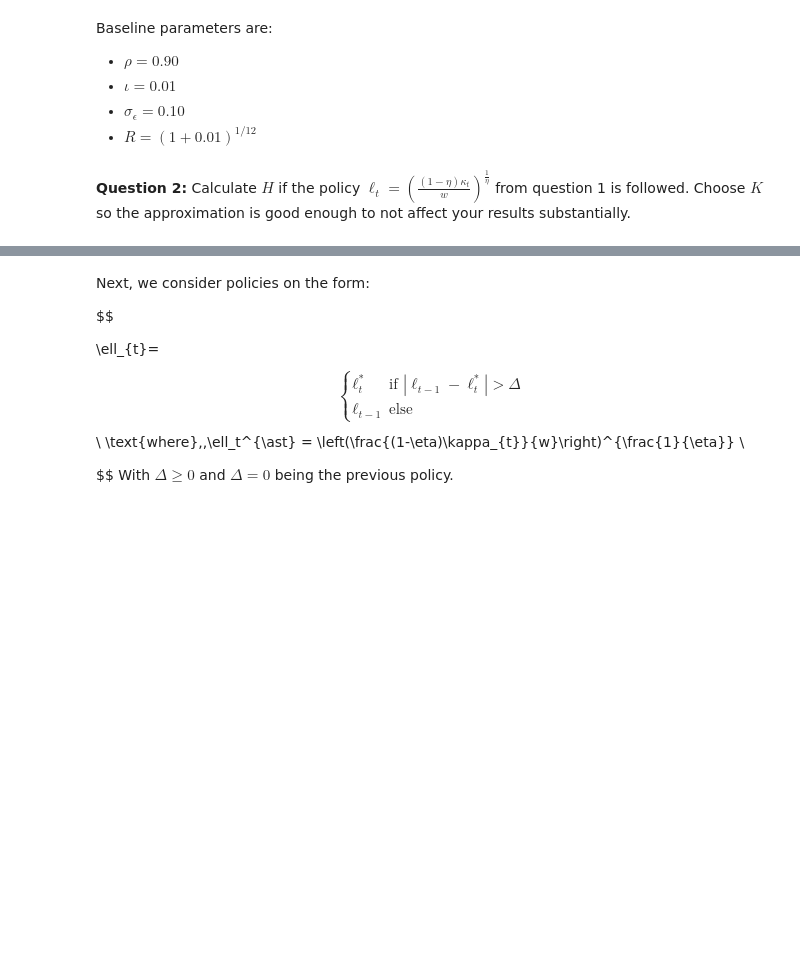
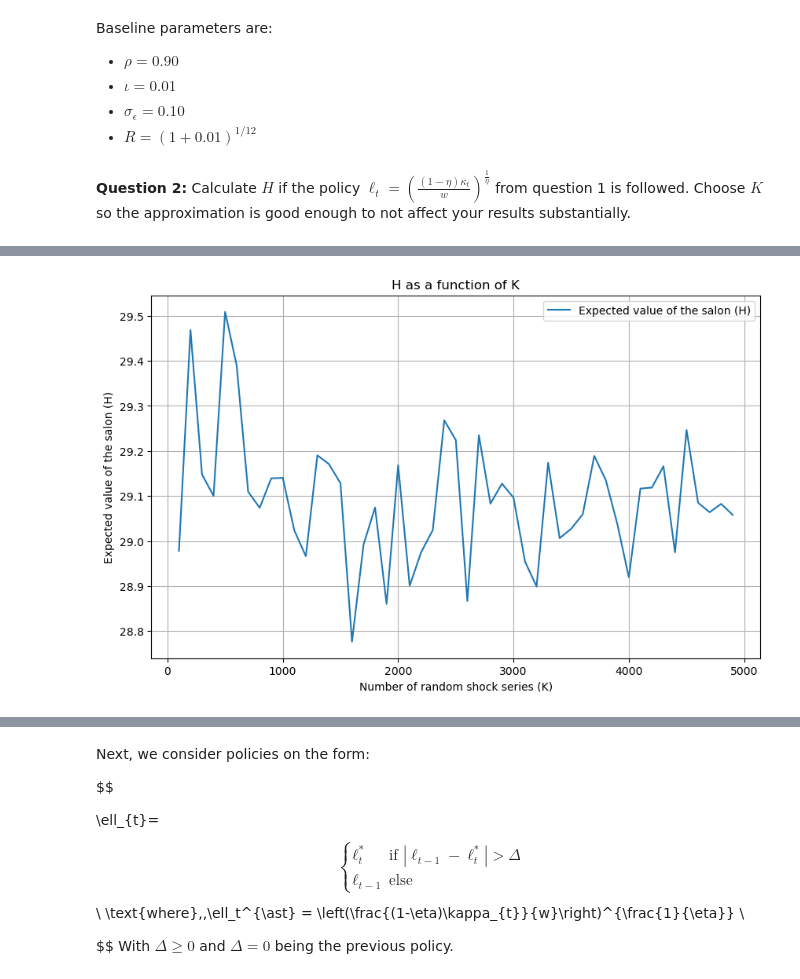
Before and after one commit to crf764/WingedHussar, a Jupyter notebook: examproject/Exam-2023-notebook.ipynb, the cells around one changed output, grey strips where cells are left out. Cells and saved outputs as stored; diff of their text form; code cells hidden in the pictures; blank space fills up the shorter version.

```diff
--- a/examproject/Exam-2023-notebook.ipynb
+++ b/examproject/Exam-2023-notebook.ipynb
@@ -609,24 +628,26 @@ Baseline parameters are:
 # %%
-# Set Parameters
+# 1. set parameters
 eta = 0.5
 w = 1.0
 kappa_values = [1,2]
 
-def neg_profit(l, kappa):
-    # Define the negative profit function
+# 1. define profit function
+
+def profit(l, kappa):
+
     return -(kappa * l**0.5 - w * l)
 
-# Dictionary to store solutions
+
 sol_l = {}
+# 2. iterate over kappa_values, calculate the optimal number of hairdressers and store in the dictionary
+for kappa in kappa_values:
+    result = minimize(profit, x0=[1], args=(kappa,), bounds=[(0, None)], method='Nelder-Mead')
 
-# Iterating over kappa_values, calculate the optimal number of hairdressers and store in the dictionary
-for kappa in kappa_values:
-    result = minimize(neg_profit, x0=[1], args=(kappa,), bounds=[(0, None)], method='Nelder-Mead')
 
-    # Store optimal l in dictionary
+    # i. store optimal l in dictionary
     sol_l[kappa] = result.x[0]
 
-# Print the solutions
+# print the solutions
 for kappa, opt_l in sol_l.items():
     print("The optimal number of hairdressers for demand shock", kappa, "is", opt_l)
 # %% [output]
@@ -697,47 +729,63 @@ Baseline parameters are:
 # %%
 import numpy as np
 from scipy.stats import norm
+import matplotlib.pyplot as plt
 
-# Set Parameters
+# 1. parameters
 rho = 0.90
 iota = 0.01
 sigma_epsilon = 0.10
 R = (1+0.01)**(1/12)
 eta = 0.5
 w = 1.0
-K = 10000  # Number of random shock series
-T = 120  # Number of months
+T = 120  # number of months
 
-# Function to calculate profits given kappa and l
+# 2.a function to calculate profits given kappa and l
 def calculate_profits(kappa, l, prev_l):
     return R * (kappa * l**(1 - eta) - w * l - iota * (l != prev_l))
 
-# Function to calculate l given kappa
+# 2.b function to calculate l given kappa
 def calculate_l(kappa):
     return ((1 - eta) * kappa / w) ** (1 / eta)
 
-# Initialize profits
-profits = np.zeros(K)
 
-# Loop over K random shock series
-for k in range(K):
-    # Initialize kappa and l
-    kappa = np.ones(T + 1)  # Plus 1 because kappa starts from t = -1
-    l = np.zeros(T + 1)  # Plus 1 because l starts from t = -1
+H_values = [] # initialize list to store H for different K
 
-    # Generate random shock series
-    epsilon = norm.rvs(loc=-0.5 * sigma_epsilon**2, scale=sigma_epsilon, size=T)
+# 5. K for-loop
+K_values = range(100, 5000, 100)
+for K in K_values:
+    # initialize profits
+    profits = np.zeros(K)
 
-    # Update kappa and l for each month
-    for t in range(T):
-        kappa[t + 1] = np.exp(rho * np.log(kappa[t]) + epsilon[t])
-        l[t + 1] = calculate_l(kappa[t + 1])
+    # 5. loop over K random shock series
+    for k in range(K):
+        # initialize kappa and l
+        kappa = np.ones(T + 1)  # plus 1 because kappa starts from t = -1
+        l = np.zeros(T + 1)
 
-    # Calculate profits for this shock series and add to total profits
-    for t in range(T):
-        profits[k] += calculate_profits(kappa[t + 1], l[t + 1], l[t])
+        # 3. generate random shock series
+        epsilon = norm.rvs(loc=-0.5 * sigma_epsilon**2, scale=sigma_epsilon, size=T)
 
-# Calculate and print H
-H = np.mean(profits)
-print(f'The expected value of the salon, H, is {H}.')
+        # 4.a update kappa and l for each month
+        for t in range(T):
+            kappa[t + 1] = np.exp(rho * np.log(kappa[t]) + epsilon[t])
+            l[t + 1] = calculate_l(kappa[t + 1])
+
+        # 4.b calculate profits for this shock series and add to total profits
+        for t in range(T):
+            profits[k] += calculate_profits(kappa[t + 1], l[t + 1], l[t])
+
+    # calculate and append H to H_values
+    H = np.mean(profits)
+    H_values.append(H)
+
+# 6. plot H as a function of K
+plt.figure(figsize=(10, 6))
+plt.plot(K_values, H_values, label='Expected value of the salon (H)')
+plt.xlabel('Number of random shock series (K)')
+plt.ylabel('Expected value of the salon (H)')
+plt.title('H as a function of K')
+plt.legend()
+plt.grid(True)
+plt.show()
 # %% [output]
@@ -744,0 +792 @@ The expected value of the salon, H, is 29.153475743729935.
+[figure, added]
```
Also changed, not shown: parts of 37 cells of this notebook.
